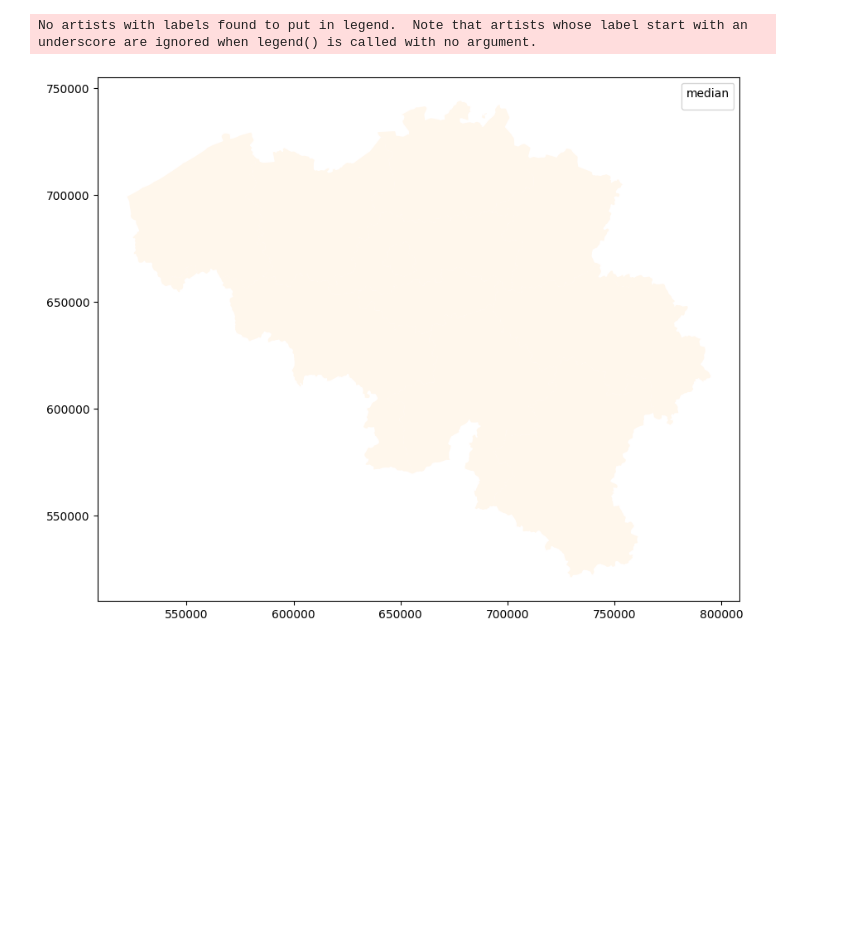
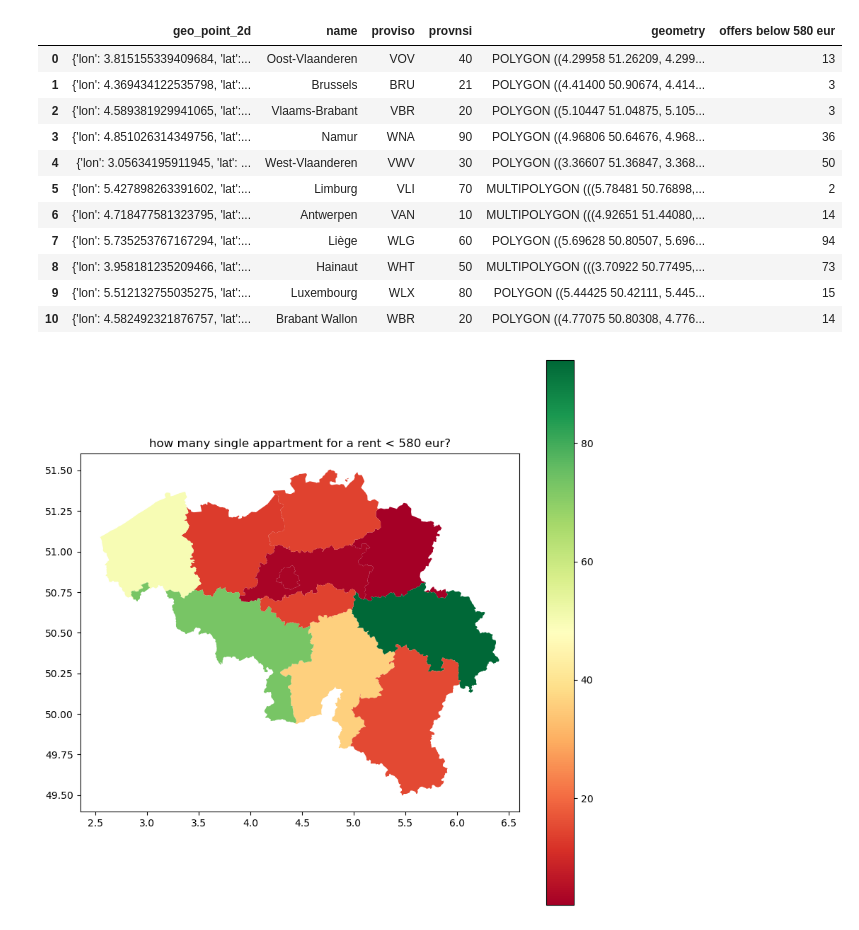
Before and after one commit to dimiphoton/BeCode-real-estate-ML-cookiecutter, a Jupyter notebook: data/raw/geopanda.ipynb, the cells around one changed output. Cells and saved outputs as stored; diff of their text form; code cells hidden in the pictures; blank space fills up the shorter version.

```diff
--- a/data/raw/geopanda.ipynb
+++ b/data/raw/geopanda.ipynb
@@ -23,21 +6,34 @@ from choropie import ChoroPie as cp
-# %%
-import geopandas as gpd
-import matplotlib.pyplot as plt
-
-#Create the figure
-fig, ax = plt.subplots(figsize=(10,10))
-
-#Set the axis
-ax.set_aspect("equal")
-
-#Plot the map
-belgium.plot(column='quartiles', cmap="OrRd", ax=ax)
-
-#Add a legend
-legend=plt.legend(title="median")
-
-#Show the figure
-plt.show()
-# %% [output]
-No artists with labels found to put in legend.  Note that artists whose label start with an underscore are ignored when legend() is called with no argument.
-[figure, removed]
+# %%
+provinces=gpd.read_file('provinces-belges.geojson')
+# %%
+nb=[13,3,3,36,50,2,14,94,73,15,14]
+# %%
+provinces['offers below 580 eur']=pd.DataFrame(nb)
+# %%
+provinces
+# %% [output]
+|  | geo_point_2d | name | proviso | provnsi | geometry | offers below 580 eur |
+| 0 | {'lon': 3.815155339409684, 'lat':... | Oost-Vlaanderen | VOV | 40 | POLYGON ((4.29958 51.26209, 4.299... | 13 |
+| 1 | {'lon': 4.369434122535798, 'lat':... | Brussels | BRU | 21 | POLYGON ((4.41400 50.90674, 4.414... | 3 |
+| 2 | {'lon': 4.589381929941065, 'lat':... | Vlaams-Brabant | VBR | 20 | POLYGON ((5.10447 51.04875, 5.105... | 3 |
+| 3 | {'lon': 4.851026314349756, 'lat':... | Namur | WNA | 90 | POLYGON ((4.96806 50.64676, 4.968... | 36 |
+| 4 | {'lon': 3.05634195911945, 'lat': ... | West-Vlaanderen | VWV | 30 | POLYGON ((3.36607 51.36847, 3.368... | 50 |
+| 5 | {'lon': 5.427898263391602, 'lat':... | Limburg | VLI | 70 | MULTIPOLYGON (((5.78481 50.76898,... | 2 |
+| 6 | {'lon': 4.718477581323795, 'lat':... | Antwerpen | VAN | 10 | MULTIPOLYGON (((4.92651 51.44080,... | 14 |
+| 7 | {'lon': 5.735253767167294, 'lat':... | Liège | WLG | 60 | POLYGON ((5.69628 50.80507, 5.696... | 94 |
+| 8 | {'lon': 3.958181235209466, 'lat':... | Hainaut | WHT | 50 | MULTIPOLYGON (((3.70922 50.77495,... | 73 |
+| 9 | {'lon': 5.512132755035275, 'lat':... | Luxembourg | WLX | 80 | POLYGON ((5.44425 50.42111, 5.445... | 15 |
+| 10 | {'lon': 4.582492321876757, 'lat':... | Brabant Wallon | WBR | 20 | POLYGON ((4.77075 50.80308, 4.776... | 14 |
+# %%
+# Create the figure and the axes
+fig, ax = plt.subplots(figsize=(10, 10))
+# Plot the map
+provinces.plot(column='offers below 580 eur', ax=ax, legend=True, cmap='RdYlGn')
+
+# Set the title
+ax.set_title('how many single appartment for a rent < 580 eur?')
+
+# Show the plot
+plt.show()
+# %% [output]
+[figure, added]
```
Also changed, not shown: parts of 7 cells of this notebook, 11 other files.
